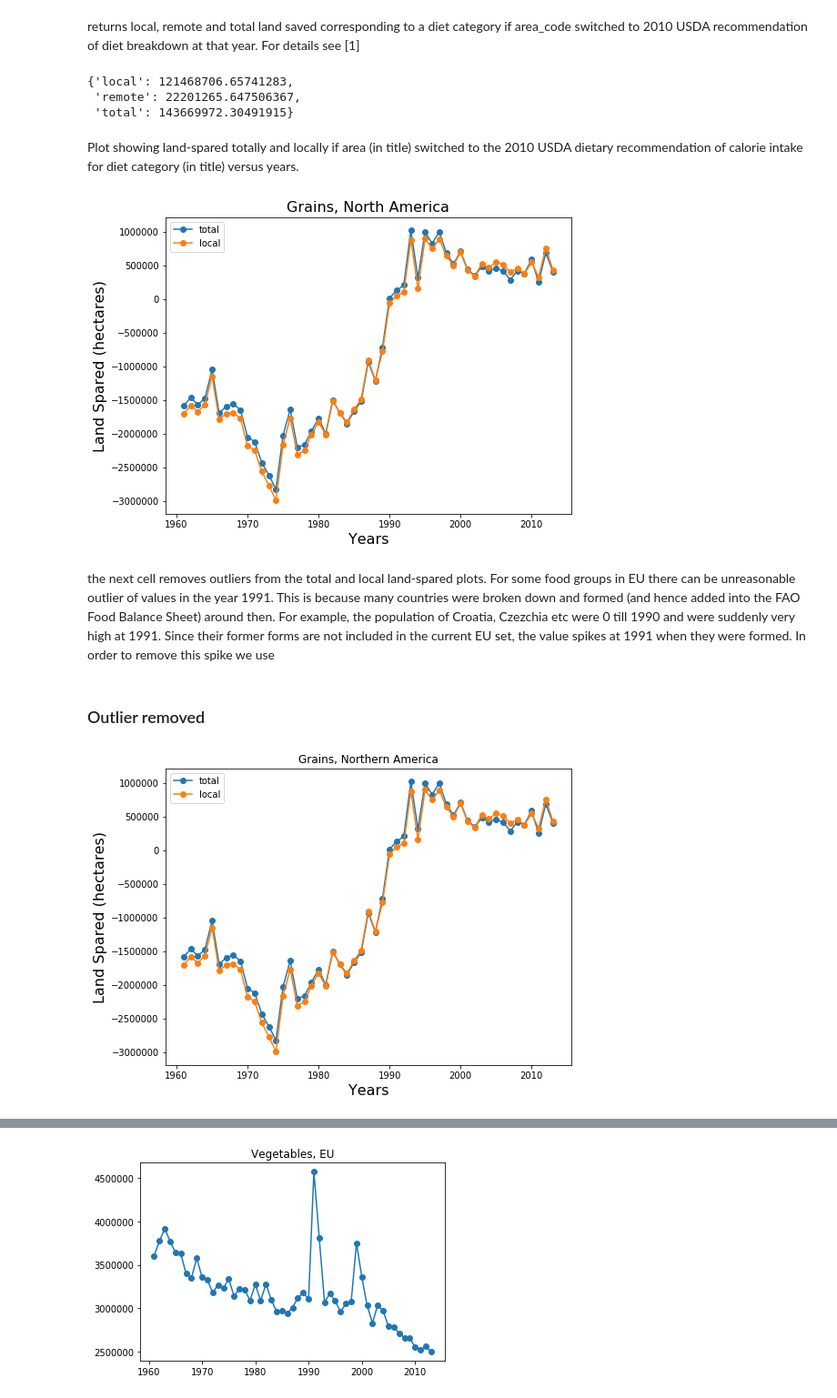
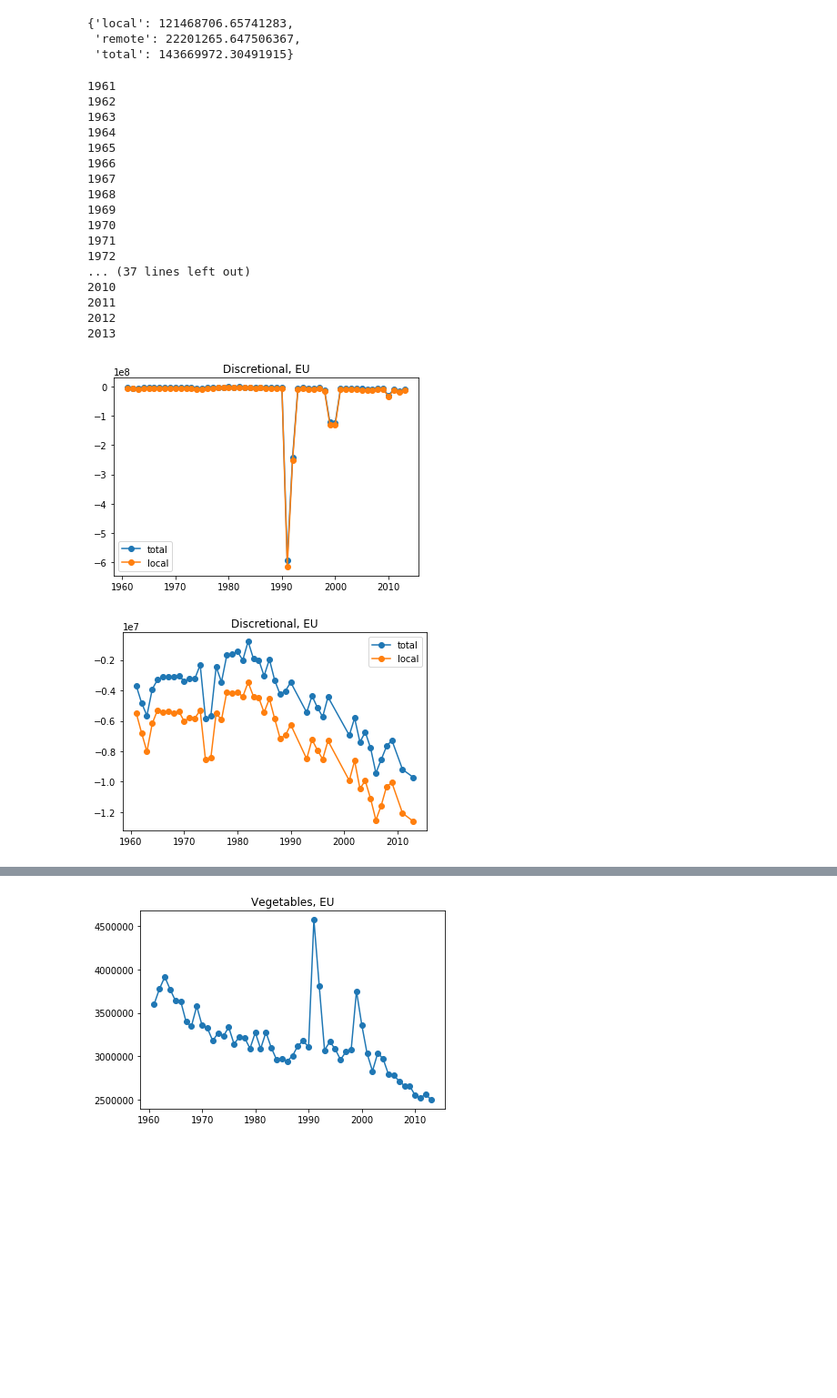
Before and after one commit to Saptarshi07/Dietary-Trends-Tools, a Jupyter notebook: test.ipynb, the cells around one changed output, grey strips where cells are left out. Shown at 91% size. Drawn from its saved outputs; the diff is of its cells as text; code cells hidden in the pictures; blank space fills up the shorter version.

```diff
--- a/test.ipynb
+++ b/test.ipynb
@@ -12,5 +7,3 @@ The example output of the function get_land_saved() with arguments - FAO area co
-# %% [markdown]
-returns local, remote and total land saved corresponding to a diet category if area_code switched to 2010 USDA recommendation of diet breakdown at that year. For details see [1]
 # %%
 get_land_saved(231, 'meats', 2000, 2002)
 # %% [output]
@@ -23,41 +16,48 @@ for year in range(start_year,end_year + 1):
     local_res = 0.0
     remote_res = 0.0
     total_res = 0.0
-    for area in areapd.loc[areapd['Country Group'] == 'Northern America']['Country Code'].tolist():
-        result = get_land_saved(area, 'grains', 2000, year)
+    for area in areapd.loc[areapd['Country Group'] == 'European Union']['Country Code'].tolist():
+        result = get_land_saved(area, 'sugar', 2000, year)
         local_res += result['local']
         remote_res += result['remote']
         total_res += result['total']
     land_use_dict[year] = (local_res,remote_res,total_res)
-    #print(year)
+    #printing year just for clocking the code
+    print(year)
+# %% [output]
+1961
+1962
+1963
+1964
+1965
+1966
+1967
+1968
+1969
+1970
+1971
+1972
+... (37 lines left out)
+2010
+2011
+2012
+2013
-# %% [markdown]
-Plot showing land-spared totally and locally if area (in title) switched to the 2010 USDA dietary recommendation of calorie intake for diet category (in title) versus years.
 # %%
-plt.figure(figsize = (8,6))
 plt.plot(land_use_dict.keys(),[x[2] for x in list(land_use_dict.values())],'-o',label = 'total')
 plt.plot(land_use_dict.keys(),[x[0] for x in list(land_use_dict.values())],'-o', label = 'local')
-plt.ylabel('Land Spared (hectares)', fontsize = 16)
-plt.xlabel('Years', fontsize = 16)
-plt.title('Grains, North America',fontsize = 16)
+plt.title('Discretional, EU')
 plt.legend()
 plt.show()
 # %% [output]
-[figure, old version]
+[figure, new version]
-# %% [markdown]
-the next cell removes outliers from the total and local land-spared plots. For some food groups in EU there can be unreasonable outlier of values in the year 1991. This is because many countries were broken down and formed (and hence added into the FAO Food Balance Sheet) around then. For example, the population of Croatia, Czezchia etc were 0 till 1990 and were suddenly very high at 1991. Since their former forms are not included in the current EU set, the value spikes at 1991 when they were formed. In order to remove this spike we use
 # %%
 new_land_dict = remove_outlier(land_use_dict,0)
 new_land_dict = remove_outlier(new_land_dict,2)
-# %% [markdown]
-### Outlier removed
 # %%
-plt.figure(figsize = (8,6))
 plt.plot(new_land_dict.keys(),[x[2] for x in list(new_land_dict.values())],'-o',label = 'total')
 plt.plot(new_land_dict.keys(),[x[0] for x in list(new_land_dict.values())],'-o', label = 'local')
-plt.title('Grains, Northern America')
-plt.ylabel('Land Spared (hectares)', fontsize = 16)
-plt.xlabel('Years', fontsize = 16)
+plt.title('Discretional, EU')
 plt.legend()
 plt.show()
 # %% [output]
-[figure, old version]
+[figure, new version]
```
Also changed, not shown: parts of 16 cells of this notebook.
